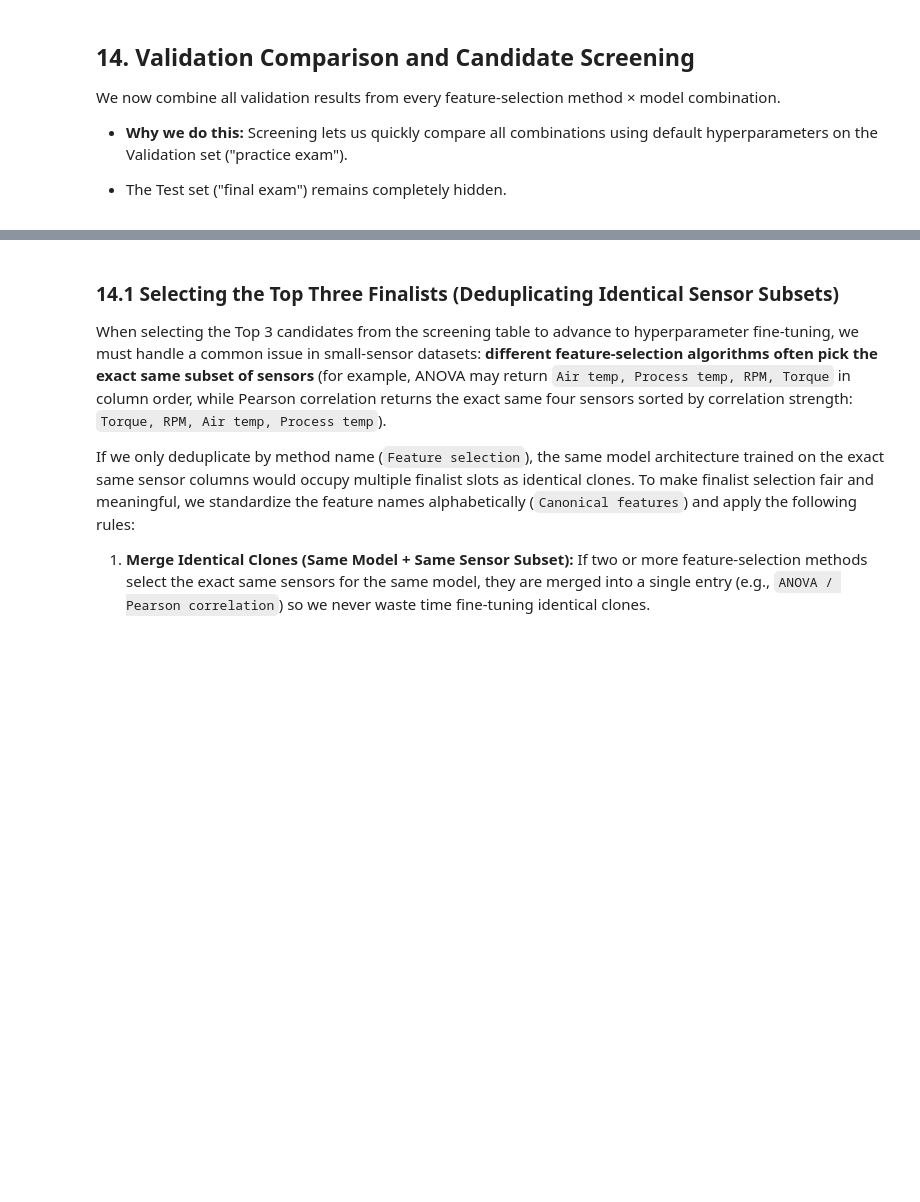
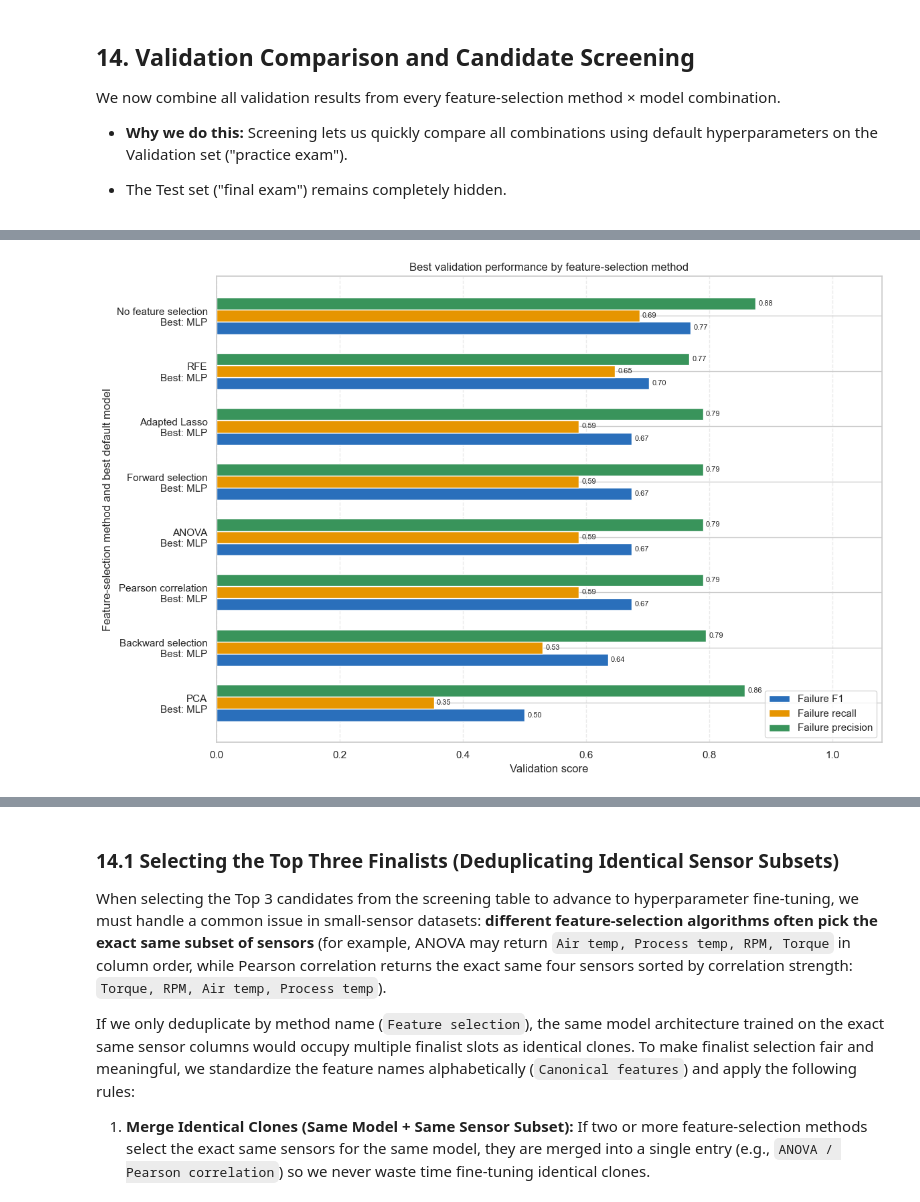
Before and after one commit to sotheasokea/machine_failure_classification, a Jupyter notebook: Predictive_Maintenance_Version 2_Res.ipynb, the cells around one changed output, grey strips where cells are left out. Drawn from its saved outputs; the diff is of its cells as text; code cells hidden in the pictures; blank space fills up the shorter version.

Commit message:
plot feature selection comparison

```diff
--- a/Predictive_Maintenance_Version 2_Res.ipynb
+++ b/Predictive_Maintenance_Version 2_Res.ipynb
@@ -1147,3 +1147,54 @@ Best validation model from each feature-selection method:
 | 5 | Forward selection | Air temperature [K], Rotational s... | MLP | 0.980667 | 0.791357 | 0.789474 | ... |
 | 6 | Backward selection | Air temperature [K], Process temp... | MLP | 0.979333 | 0.762290 | 0.794118 | ... |
 | 7 | PCA | 4 components | MLP | 0.976000 | 0.675435 | 0.857143 | ... |
+# %%
+# Compare the best default-model result for each feature-selection method.
+# These are validation-screening results; the held-out test set is not used here.
+plot_results = best_per_selection.sort_values(
+    "Validation failure F1", ascending=True
+).reset_index(drop=True)
+
+selection_labels = [
+    f"{method}\nBest: {model}"
+    for method, model in zip(
+        plot_results["Feature selection"].astype(str),
+        plot_results["Model"],
+    )
+]
+metric_columns = [
+    "Validation failure F1",
+    "Validation failure recall",
+    "Validation failure precision",
+]
+metric_labels = ["Failure F1", "Failure recall", "Failure precision"]
+bar_colors = ["#2a6fbb", "#e69500", "#39945b"]
+positions = np.arange(len(plot_results))
+bar_height = 0.22
+
+fig, ax = plt.subplots(figsize=(12, 8))
+for offset, column, label, color in zip(
+    [-bar_height, 0, bar_height], metric_columns, metric_labels, bar_colors
+):
+    values = plot_results[column].to_numpy()
+    bars = ax.barh(
+        positions + offset,
+        values,
+        height=bar_height,
+        label=label,
+        color=color,
+    )
+    ax.bar_label(bars, fmt="%.2f", padding=3, fontsize=8)
+
+ax.set_yticks(positions)
+ax.set_yticklabels(selection_labels)
+ax.set_xlim(0, 1.08)
+ax.set_xlabel("Validation score")
+ax.set_ylabel("Feature-selection method and best default model")
+ax.set_title("Best validation performance by feature-selection method")
+ax.xaxis.grid(True, linestyle="--", alpha=0.4)
+ax.set_axisbelow(True)
+ax.legend(loc="lower right")
+plt.tight_layout()
+plt.show()
+# %% [output]
+[figure, added]
```
Also changed, not shown: parts of 1 cell of this notebook.
